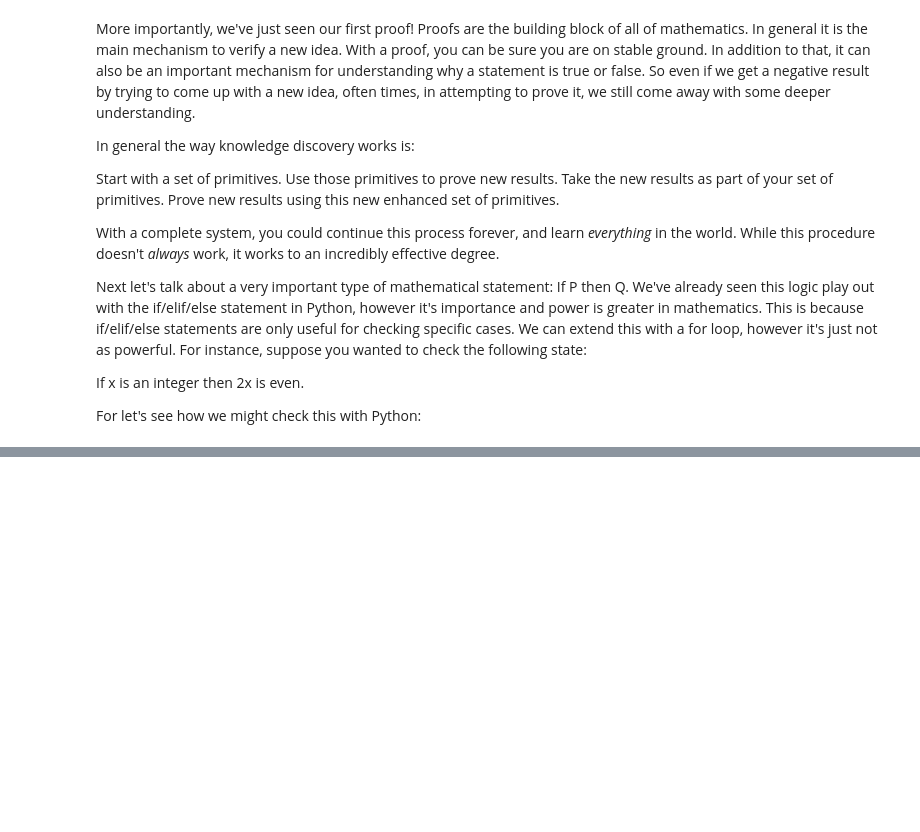
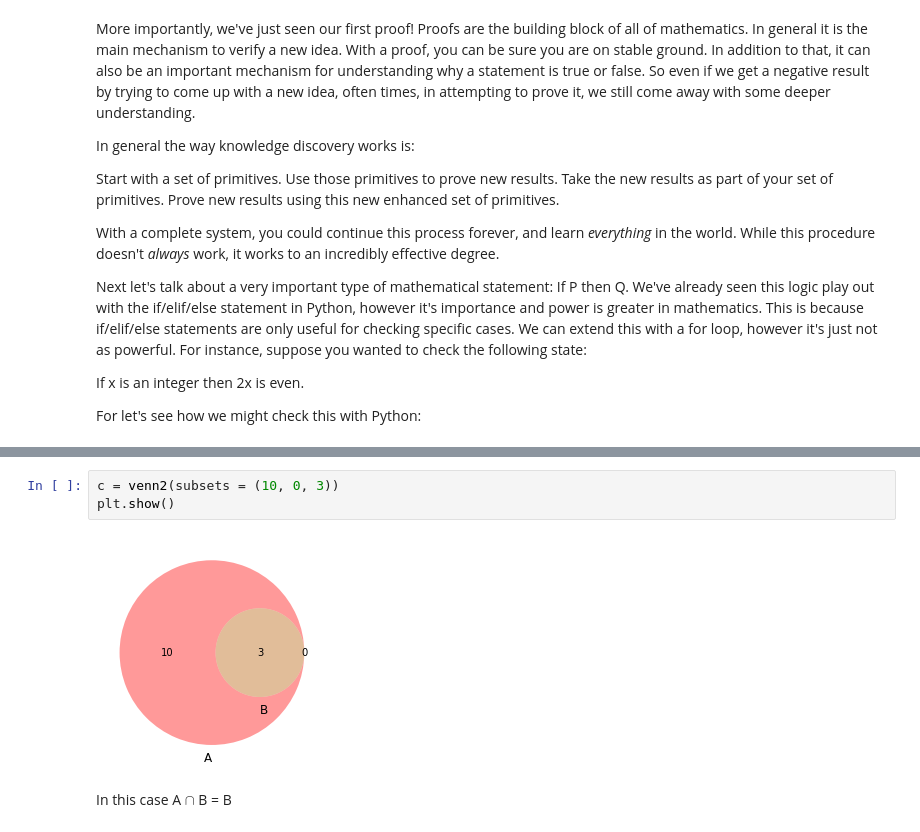
Before and after one commit to EricSchles/algorithms_book, a Jupyter notebook: Introduction_To_Proofs.ipynb, the cells around one changed output, grey strips where cells are left out. Cells and saved outputs as stored; diff of their text form; blank space fills up the shorter version.

```diff
--- a/Introduction_To_Proofs.ipynb
+++ b/Introduction_To_Proofs.ipynb
@@ -653,0 +686,7 @@ Notice that $\mathbb{N}$ starts with $0$.  Not all mathematicians believe this t
+# %%
+c = venn2(subsets = (10, 0, 3))
+plt.show()
+# %% [output]
+[figure, added]
+# %% [markdown]
+In this case A $\cap$ B = B
```
Also changed, not shown: parts of 19 cells of this notebook.
